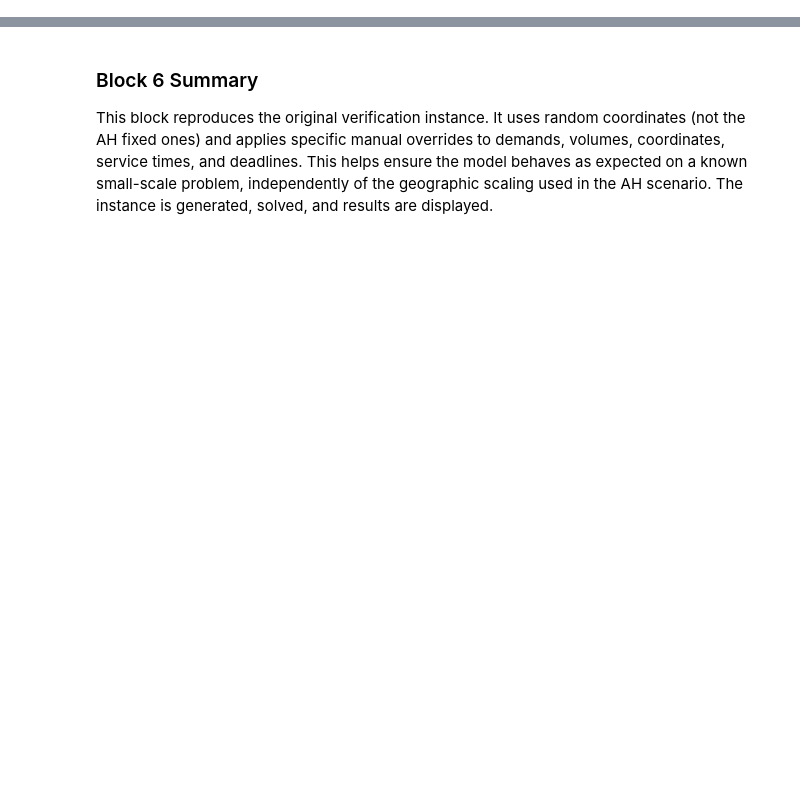
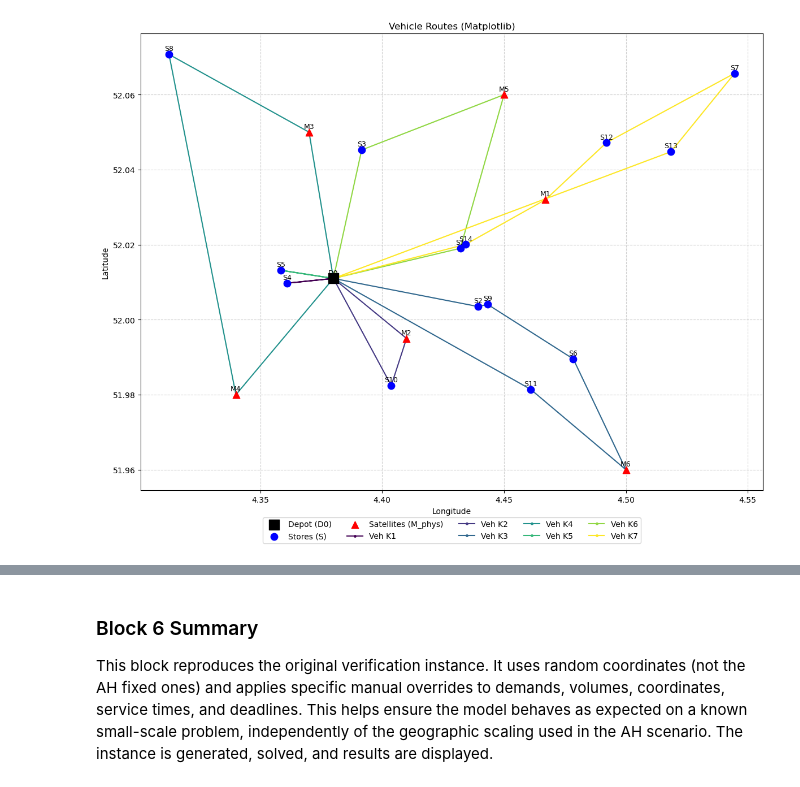
Before and after one commit to Guido-03/Operations-Optimizations, a Jupyter notebook: operations/albert_heijn_scenario.ipynb, the cells around one changed output, grey strips where cells are left out. Cells and saved outputs as stored; diff of their text form; code cells hidden in the pictures; blank space fills up the shorter version.

Commit message:
Update Albert_heijn_scenario.ipynb with latest data-preprocessing and visualizations

```diff
--- a/operations/albert_heijn_scenario.ipynb
+++ b/operations/albert_heijn_scenario.ipynb
@@ -92,25 +487,28 @@ def generate_instance_table2_final(num_stores, num_physical_satellites, num_prod
     total_serv_t_val = 0
     for node_cust in set_N_cust_all_customers:
         if using_fixed_coords_flag:
-            param_o_i_service[node_cust] = random.uniform(0.005, 0.025) # Scaled for lat/lon
+            # Scaled for lat/lon for realistic proportion to travel time
+            param_o_i_service[node_cust] = random.uniform(0.005, 0.025)
         else:
             param_o_i_service[node_cust] = random.uniform(3, 10) # Original scale
         total_serv_t_val += param_o_i_service[node_cust]
 
-    param_V_r_volume = {r_prod: random.randint(1, 3) for r_prod in set_R_product_types}
-    param_V_b_volume = {b_ord: random.randint(1, 3) for b_ord in set_B_order_types}
+    # V_r, V_b: [1, 10] per paper
+    param_V_r_volume = {r_prod: random.randint(1, 10) for r_prod in set_R_product_types}
+    param_V_b_volume = {b_ord: random.randint(1, 10) for b_ord in set_B_order_types}
 
+    # D_i_r, D_i_b: [10, 20] per paper
     param_D_i_r_S_demand = {}; total_vol_demand_S = 0
     for j_store in set_S_stores:
         for r_prod in set_R_product_types:
-            demand_val = random.randint(3, 10)
+            demand_val = random.randint(10, 20)
             param_D_i_r_S_demand[j_store, r_prod] = demand_val
             total_vol_demand_S += param_V_r_volume[r_prod] * demand_val
 
     param_D_i_b_Mphys_demand = {}; total_vol_demand_M_phys = 0
     for j_sat_phys in set_M_phys_physical_satellites:
         for b_ord in set_B_order_types:
-            demand_val = random.randint(3, 10)
+            demand_val = random.randint(10, 20)
             param_D_i_b_Mphys_demand[j_sat_phys, b_ord] = demand_val
             total_vol_demand_M_phys += param_V_b_volume[b_ord] * demand_val
     total_overall_demand_vol = total_vol_demand_S + total_vol_demand_M_phys
@@ -120,7 +518,8 @@ def generate_instance_table2_final(num_stores, num_physical_satellites, num_prod
     for node_cust in set_N_cust_all_customers:
         min_req_t = param_t_ij_time.get((depot_node_0, node_cust), float('inf')) + param_o_i_service.get(node_cust, 0)
         if using_fixed_coords_flag:
-            deadline_margin = random.uniform(0.05, 0.25) # Scaled for lat/lon
+            # Scaled for lat/lon for realistic proportion to travel time
+            deadline_margin = random.uniform(0.05, 0.25)
         else:
             deadline_margin = random.uniform(15, 50) # Original scale
         base_deadln_val = min_req_t + deadline_margin
@@ -373,0 +784,82 @@ The `solve_vrpor_table2_final` function constructs and solves the VRPOR mathemat
+# %%
+# Block 5: Albert Heijn Pijnacker Scenario Setup and Execution
+# This block defines the fixed coordinates for the Albert Heijn Pijnacker DC,
+# stores, and satellite locations. It then sets up and runs the VRPOR model
+# for this specific scenario.
+
+ah_fixed_coords = {
+    'D0': (52.0110, 4.3800),       # AH DC Pijnacker
+
+    # Stores (S): A subset of 14 stores to match N=20 (14 stores + 6 satellites) from paper's examples
+    'S1': (52.0190280, 4.4320540),    # AH Ackershof, Pijnacker :contentReference[oaicite:0]{index=0}
+    'S2': (52.0034996, 4.4394216),    # AH Keijzershof, Pijnacker :contentReference[oaicite:1]{index=1}
+    'S3': (52.0452529, 4.3915828),    # AH Nootdorp (Lange Baan 6) :contentReference[oaicite:2]{index=2}
+    'S4': (52.0097240, 4.3609133),    # AH Delft Brabantse Turfmarkt :contentReference[oaicite:3]{index=3}
+    'S5': (52.0131705, 4.3585250),    # AH Delft Choorstraat 35 :contentReference[oaicite:4]{index=4}
+    'S6': (51.9895290, 4.4784070),    # AH Berkel en Rodenrijs Westerwater 2 :contentReference[oaicite:5]{index=5}
+    'S7': (52.0657000, 4.5446000),    # AH Zoetermeer Oosterheem (city‐district proxy) :contentReference[oaicite:6]{index=6}
+    'S8': (52.0707291, 4.3125671),    # AH Ypenburg (Laan van Hoornwijck 160 area) :contentReference[oaicite:7]{index=7}
+    'S9': (52.0041027, 4.4432056),    # AH Hoefbladplein 4, Pijnacker (new replacement) :contentReference[oaicite:8]{index=8}
+    'S10': (51.9824357, 4.4037268),   # AH Delfgauw (Gouden Rijderplein 1) :contentReference[oaicite:9]{index=9}
+    'S11': (51.9814368, 4.4609031),   # AH Berkel en Rodenrijs Rozenoord 2 :contentReference[oaicite:10]{index=10}
+    'S12': (52.0472000, 4.4920000),   # AH Zoetermeer Samanthagang 64 (city‐neighborhood proxy) :contentReference[oaicite:11]{index=11}
+    'S13': (52.0448000, 4.5185000),   # AH Zoetermeer Quirinegang 83 (Meerzicht area proxy) :contentReference[oaicite:12]{index=12}
+    'S14': (52.0200581, 4.4341860),   # AH Delft Tanthof (approx. nearest AH to 52.0260, 4.3070) :contentReference[oaicite:13]{index=13}
+
+
+
+    # Satellites (M): A subset of 6 satellites
+    'M1': (52.0320, 4.4670),      # Nootdorp - Veenweg area
+    'M2': (51.9950, 4.4100),      # Delft - Wippolder area
+    'M3': (52.0500, 4.3700),      # Den Haag - Leidschenveen
+    'M4': (51.9800, 4.3400),      # Delft - Tanthof
+    'M5': (52.0600, 4.4500),      # Zoetermeer - Rokkeveen
+    'M6': (51.9600, 4.5000),      # Berkel - Rodenrijs Westpolder
+}
+
+# Parameters for the AH scenario.
+# num_stores and num_physical_satellites will be set based on the desired count
+# using the available fixed_coords.
+num_ah_stores = 14       # Adjusted to get N=20 total customers (14 stores + 6 satellites)
+num_ah_satellites = 6    # M1-M6
+
+ah_scenario_params = {
+    "num_stores": num_ah_stores,
+    "num_physical_satellites": num_ah_satellites,
+    "num_products": 3,  # Per paper: |R|=3
+    "num_orders": 3,    # Per paper: |B|=3
+    "vehicle_capacity_V_star": 500, # Directly from paper: "capacity of vehicle V* is fixed to 500 vol units."
+    "penalty_pu_param": 10,   # From paper: "We set pu = ps = 10"
+    "split_ps_param": 10,    # From paper: "We set pu = ps = 10"
+    "seed": 123,                # Kept as per your constraint.
+    "vehicle_buffer": 4,        # Adjusted to get a fleet size similar to report's tables for N=20 (typically 7-11 vehicles)
+    "fixed_coords": ah_fixed_coords
+}
+
+print("--- Generating AH Pijnacker Scenario Instance ---")
+ah_instance = generate_instance_table2_final(**ah_scenario_params)
+
+print(f"AH Instance: {len(ah_instance['S_stores'])} Stores, {len(ah_instance['M_phys_satellites'])} Satellites ({len(ah_instance['N_cust_customers'])} customers).\n")
+print(f"Total demand volume: {ah_instance['total_demand_vol_overall']:.2f}.\n")
+print(f"Vehicle fleet: {len(ah_instance['VF_fleet'])} (Capacity: {ah_instance['V_star']}). Min. vehicles (Eq1): {ah_instance['min_vehicles_eq1']}\n")
+print(f"M_TIME_BIG used: {ah_instance['M_TIME_BIG']:.4f}\n")
+
+
+print("\n--- Solving AH Pijnacker Scenario ---")
+# The calculation time for 40 stores can be very high. Adjusted for 20 customers.
+# A higher MIPGap is used to allow Gurobi to find a good feasible solution faster, as the problem is complex.
+ah_results = solve_vrpor_table2_final(ah_instance, time_limit=5000, mip_gap=0.08, log_to_console=1)
+
+# --- New/Improved Result Prints ---
+print_results_summary(ah_results)
+
+print("\n--- Running Detailed Solution Analysis for AH Pijnacker Scenario ---")
+print_detailed_solution_analysis(ah_results) # <<< Call the detailed analysis function
+
+print("\n--- Visualizing AH Pijnacker Scenario Results ---")
+if ah_results.get("routes"):
+    plot_solution_routes(ah_results) # Original matplotlib plot
+    plot_solution_routes_on_map(ah_results, map_filename="ah_pijnacker_routes_map.html") # <<< Call Folium map
+if ah_results.get("objective_components"):
+    plot_cost_breakdown(ah_results)
+# %% [output]
@@ -373,0 +883 @@ The `solve_vrpor_table2_final` function constructs and solves the VRPOR mathemat
+[figure, added]
```
Also changed, not shown: parts of 20 cells of this notebook.
